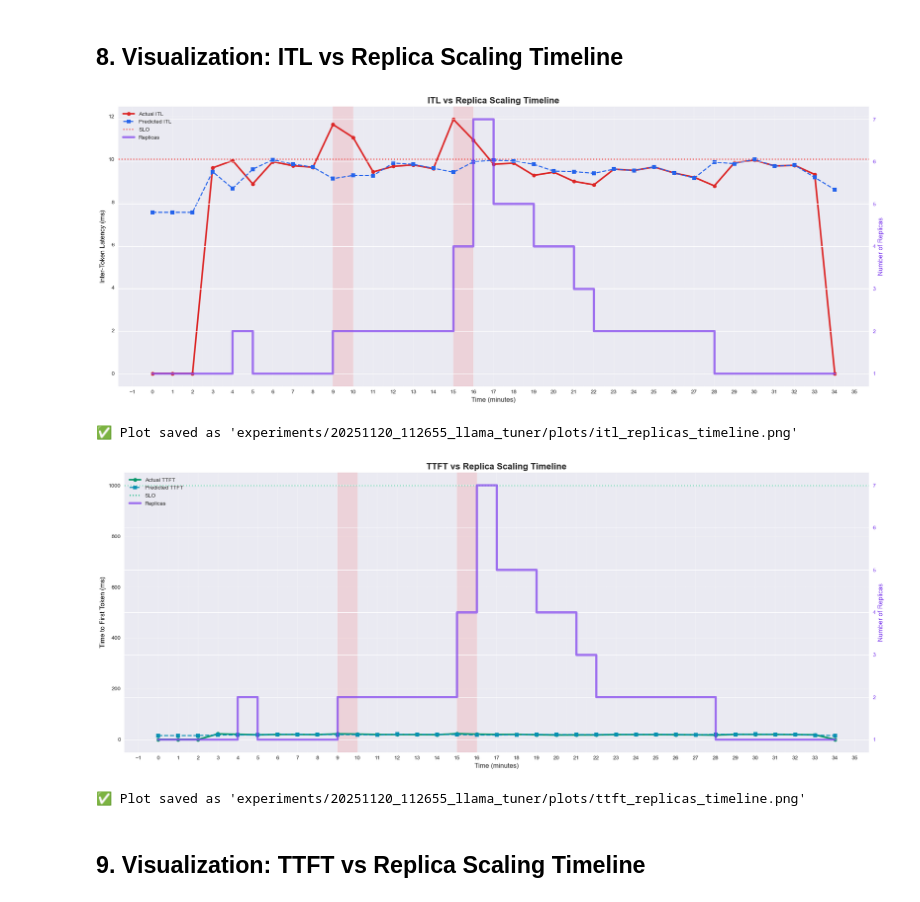
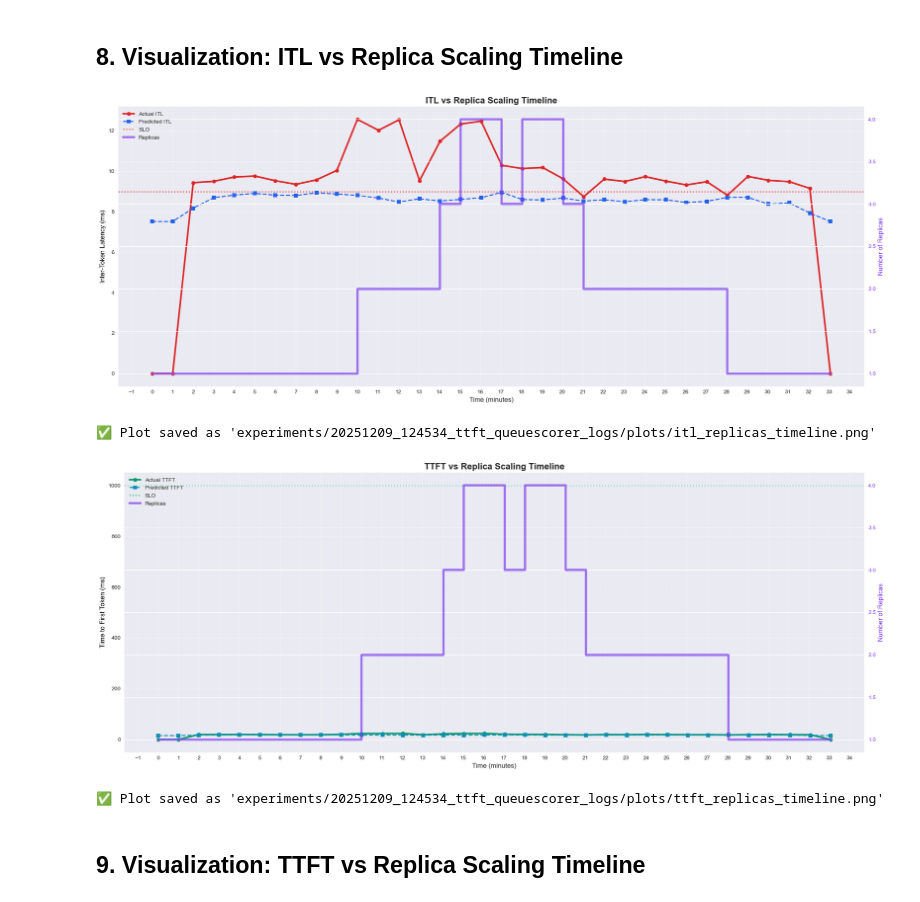
Before and after one commit to WheelyMcBones/inferno-autoscaler-fork, a Jupyter notebook: thesis/hack/wva_analysis.ipynb, the cells around one changed output. Drawn from its saved outputs; the diff is of its cells as text; code cells hidden in the pictures.

Commit message:
added old model-only experiments results

```diff
--- a/thesis/hack/wva_analysis.ipynb
+++ b/thesis/hack/wva_analysis.ipynb
@@ -229,6 +257,17 @@ if len(df) == 0:
 # Convert timestamp to datetime
 df['timestamp'] = pd.to_datetime(df['timestamp'])
 
+# Deduplicate logs based on timestamp rounded to nearest minute (keep last occurrence)
+# The extraction script creates near-duplicate entries with timestamps differing by seconds
+initial_count = len(df)
+df['timestamp_rounded'] = df['timestamp'].dt.floor('min')  # Round down to nearest minute
+df = df.drop_duplicates(subset=['timestamp_rounded'], keep='last')
+df = df.drop(columns=['timestamp_rounded'])  # Remove temporary column
+dedupe_count = initial_count - len(df)
+
+if dedupe_count > 0:
+    print(f"🔄 Deduplication: Removed {dedupe_count} duplicate entries (kept last occurrence within each minute)")
+
 # Calculate time in minutes from start
 df['time_minutes'] = (df['timestamp'] - df['timestamp'].min()).dt.total_seconds() / 60
 
@@ -405,18 +446,19 @@ print(f"✅ Plot saved as '{plot_path}'")
 # %%
 fig, ax = plt.subplots(figsize=(20, 8))
 
-# Highlight warmup gaps
-for i, gap in enumerate(warmup_gaps):
-    color = ['red', 'orange', 'yellow'][i % 3]
-    rect = Rectangle(
-        (gap['start_time'], 0),
-        gap['end_time'] - gap['start_time'],
-        df['ttftAverage'].max() * 1.2,
-        alpha=0.15,
-        color=color,
-        label=f"Warmup Gap {i+1}"
-    )
-    ax.add_patch(rect)
+# Highlight warmup gaps (optional - controlled by SHOW_WARMUP_BACKGROUNDS)
+if SHOW_WARMUP_BACKGROUNDS:
+    for i, gap in enumerate(warmup_gaps):
+        color = ['red', 'orange', 'yellow'][i % 3]
+        rect = Rectangle(
+            (gap['start_time'], 0),
+            gap['end_time'] - gap['start_time'],
+            df['ttftAverage'].max() * 1.2,
+            alpha=0.15,
+            color=color,
+            label=f"Warmup Gap {i+1}"
+        )
+        ax.add_patch(rect)
 
 # Plot TTFT metrics
 ax.plot(df['time_minutes'], df['ttftAverage'], 'o-',
@@ -519,39 +561,40 @@ ax1.axhline(y=df['slo_itl'].iloc[0], color='#ef4444',
 line3 = ax2.step(df['time_minutes'], df['numRep'], where='post',
                  linewidth=4, color='#7c3aed', alpha=0.7, label='Replicas')
 
-# Highlight warmup gaps
-for gap in warmup_gaps:
-    ax1.axvspan(gap['start_time'], gap['end_time'],
-                alpha=0.1, color='red', zorder=1)
+# Highlight warmup gaps (optional - controlled by SHOW_WARMUP_BACKGROUNDS)
+if SHOW_WARMUP_BACKGROUNDS:
+    for gap in warmup_gaps:
+        ax1.axvspan(gap['start_time'], gap['end_time'],
+                    alpha=0.1, color='red', zorder=1)
 
 ax1.set_xlabel('Time (minutes)', fontsize=12)
 ax1.set_ylabel('Inter-Token Latency (ms)', color='black', fontsize=12)
 ax2.set_ylabel('Number of Replicas', color='#7c3aed', fontsize=12)
 ax2.tick_params(axis='y', labelcolor='#7c3aed')
 
 # Combine legends
 lines1, labels1 = ax1.get_legend_handles_labels()
 lines2, labels2 = ax2.get_legend_handles_labels()
 ax1.legend(lines1 + lines2, labels1 + labels2, loc='upper left')
 
 ax1.set_title('ITL vs Replica Scaling Timeline', fontweight='bold', fontsize=16)
 ax1.grid(True, alpha=0.3)
 
 # Set x-axis granularity
 ax1.xaxis.set_major_locator(MultipleLocator(X_MAJOR_TICK_INTERVAL))
 ax1.xaxis.set_minor_locator(MultipleLocator(X_MINOR_TICK_INTERVAL))
 ax1.grid(True, which='major', alpha=0.3, linewidth=1)
 ax1.grid(True, which='minor', alpha=0.15, linewidth=0.5)
 
 plt.tight_layout()
 plot_path = f'{EXPERIMENT_DIR}/plots/itl_replicas_timeline.png'
 plt.savefig(plot_path, dpi=300, bbox_inches='tight')
 plt.show()
 
 print(f"✅ Plot saved as '{plot_path}'")
 # %% [output]
-[figure, old version]
+[figure, new version]
-✅ Plot saved as 'experiments/20251120_112655_llama_tuner/plots/itl_replicas_timeline.png'
+✅ Plot saved as 'experiments/20251209_124534_ttft_queuescorer_logs/plots/itl_replicas_timeline.png'
 # %%
 fig, ax1 = plt.subplots(figsize=(20, 8))
 ax2 = ax1.twinx()
@@ -568,10 +611,11 @@ ax1.axhline(y=df['slo_ttft'].iloc[0], color='#10b981',
 line3 = ax2.step(df['time_minutes'], df['numRep'], where='post',
                  linewidth=4, color='#7c3aed', alpha=0.7, label='Replicas')
 
-# Highlight warmup gaps
-for gap in warmup_gaps:
-    ax1.axvspan(gap['start_time'], gap['end_time'],
-                alpha=0.1, color='red', zorder=1)
+# Highlight warmup gaps (optional - controlled by SHOW_WARMUP_BACKGROUNDS)
+if SHOW_WARMUP_BACKGROUNDS:
+    for gap in warmup_gaps:
+        ax1.axvspan(gap['start_time'], gap['end_time'],
+                    alpha=0.1, color='red', zorder=1)
 
 ax1.set_xlabel('Time (minutes)', fontsize=12)
 ax1.set_ylabel('Time to First Token (ms)', color='black', fontsize=12)
@@ -599,8 +643,8 @@ plt.show()
 
 print(f"✅ Plot saved as '{plot_path}'")
 # %% [output]
-[figure, old version]
+[figure, new version]
-✅ Plot saved as 'experiments/20251120_112655_llama_tuner/plots/ttft_replicas_timeline.png'
+✅ Plot saved as 'experiments/20251209_124534_ttft_queuescorer_logs/plots/ttft_replicas_timeline.png'
 # %% [markdown]
 ## 9. Visualization: TTFT vs Replica Scaling Timeline
 # %%
```
Also changed, not shown: parts of 23 cells of this notebook, 34 other files.
